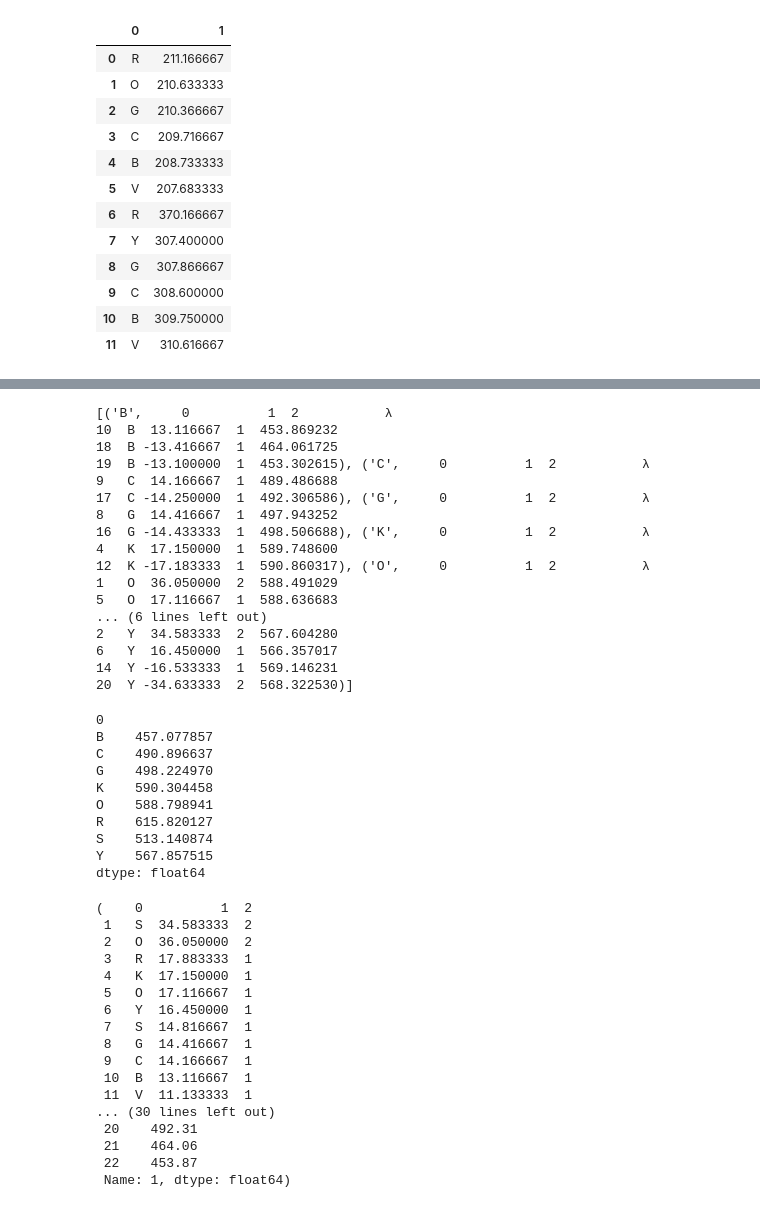
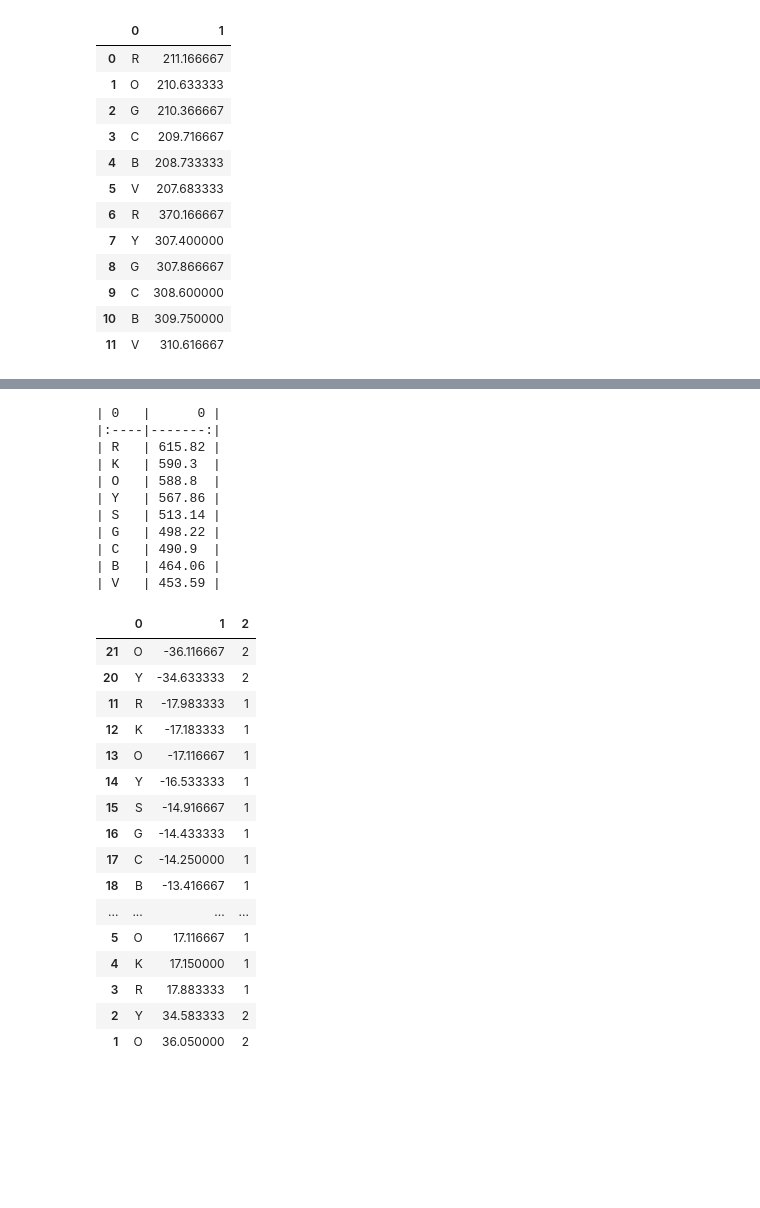
Before and after one commit to sitandr/lab, a Jupyter notebook: Ghost/Untitled.ipynb, the cells around one changed output, grey strips where cells are left out. Drawn from its saved outputs; the diff is of its cells as text; code cells hidden in the pictures; blank space fills up the shorter version.

```diff
--- a/Ghost/Untitled.ipynb
+++ b/Ghost/Untitled.ipynb
@@ -234,51 +192,35 @@ plt.vlines(calculate_average(data3), 0.5, 1.0, colors=(np.array(wavelength_to_rg
 [figure]
 # %%
-calculate_average(data3)
+print(np.round(calculate_average(data3).sort_values(0, ascending=False), 2).to_markdown())
 # %% [output]
-[('B',     0          1  2           λ
-10  B  13.116667  1  453.869232
-18  B -13.416667  1  464.061725
-19  B -13.100000  1  453.302615), ('C',     0          1  2           λ
-9   C  14.166667  1  489.486688
-17  C -14.250000  1  492.306586), ('G',     0          1  2           λ
-8   G  14.416667  1  497.943252
-16  G -14.433333  1  498.506688), ('K',     0          1  2           λ
-4   K  17.150000  1  589.748600
-12  K -17.183333  1  590.860317), ('O',     0          1  2           λ
-1   O  36.050000  2  588.491029
-5   O  17.116667  1  588.636683
-... (6 lines left out)
-2   Y  34.583333  2  567.604280
-6   Y  16.450000  1  566.357017
-14  Y -16.533333  1  569.146231
-20  Y -34.633333  2  568.322530)]
+| 0   |      0 |
+|:----|-------:|
+| R   | 615.82 |
+| K   | 590.3  |
+| O   | 588.8  |
+| Y   | 567.86 |
+| S   | 513.14 |
+| G   | 498.22 |
+| C   | 490.9  |
+| B   | 464.06 |
+| V   | 453.59 |
-0
-B    457.077857
-C    490.896637
-G    498.224970
-K    590.304458
-O    588.798941
-R    615.820127
-S    513.140874
-Y    567.857515
-dtype: float64
 # %%
-data3, d3
+data3.sort_values(1)
 # %% [output]
-(    0          1  2
- 1   S  34.583333  2
- 2   O  36.050000  2
- 3   R  17.883333  1
- 4   K  17.150000  1
- 5   O  17.116667  1
- 6   Y  16.450000  1
- 7   S  14.816667  1
- 8   G  14.416667  1
- 9   C  14.166667  1
- 10  B  13.116667  1
- 11  V  11.133333  1
-... (30 lines left out)
- 20    492.31
- 21    464.06
- 22    453.87
- Name: 1, dtype: float64)
+|  | 0 | 1 | 2 |
+| 21 | O | -36.116667 | 2 |
+| 20 | Y | -34.633333 | 2 |
+| 11 | R | -17.983333 | 1 |
+| 12 | K | -17.183333 | 1 |
+| 13 | O | -17.116667 | 1 |
+| 14 | Y | -16.533333 | 1 |
+| 15 | S | -14.916667 | 1 |
+| 16 | G | -14.433333 | 1 |
+| 17 | C | -14.250000 | 1 |
+| 18 | B | -13.416667 | 1 |
+| ... | ... | ... | ... |
+| 5 | O | 17.116667 | 1 |
+| 4 | K | 17.150000 | 1 |
+| 3 | R | 17.883333 | 1 |
+| 2 | Y | 34.583333 | 2 |
+| 1 | O | 36.050000 | 2 |
```
Also changed, not shown: parts of 5 cells of this notebook, 6 other files.
